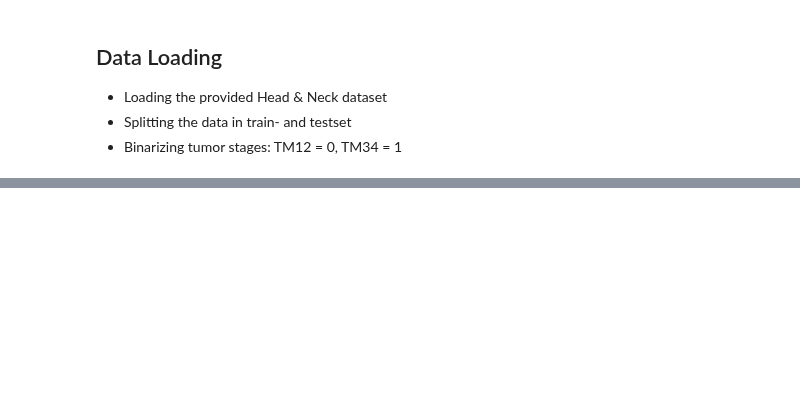
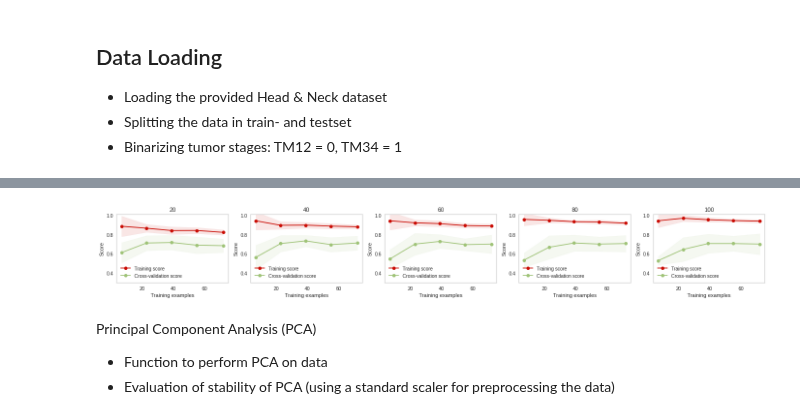
Before and after one commit to maritverboom/TM10007_PROJECT, a Jupyter notebook: assignment.ipynb, the cells around one changed output, grey strips where cells are left out. Saved outputs shown, nothing was run; the diff lists cells and outputs as text; code cells hidden in the pictures; blank space fills up the shorter version.

```diff
--- a/assignment.ipynb
+++ b/assignment.ipynb
@@ -981,19 +105,0 @@ def pca_opt(data_train, data_test):
-# %%
-# Eventuele hyperparameters die nog kunnen worden aangepast: methodes voor univariate feature selection (selectKBest, SelectPercentile, en nog meer),
-# measures om 'best' te bepalen chi2, f_classif, mutual_info_classif
-# aantal features dat je selecteert, getal voor percentile, getal voor k-best, etc.
-# Moeilijk om deze hyperparameters te tunen aangezien de performance pas wordt bepaald bij het toepassen van de classifier, zal waarschijnlijk ook verschillen per classifier.
-#
-# Bij het opnieuw splitten van de data in een train en test set zie je dat er een andere set aan features geselecteerd wordt, zijn overeenkomsten maar je ziet ook verschillen. Zeer waarschijnlijk leidt dit uiteindelijk tot een hogere variantie in performance bij het nemen van een nieuwe split mbv cross validatie checken.
-
-def uni(data_train, data_test, stage_train, percentile=20):
-    """
-    Function to perform univariate feature selection
-    """
-    # Apply SelectPercentile to train data to extract top best features according to train data
-    selector_uni = SelectPercentile(f_classif, percentile)
-    selector_uni.fit(data_train, stage_train)
-    data_train_uni = selector_uni.transform(data_train)
-    data_test_uni = selector_uni.transform(data_test)
-
-    return data_train_uni, data_test_uni
@@ -1987,0 +339,56 @@ The classifier used is: k-NN
+# %%
+# Function to apply univariate feature selection to data_train and data_test
+def uni(data_train, data_test, stage_train, percentile):
+    """
+    Function to perform univariate feature selection
+    input:
+    - data_train: train data that should be transformed by univariate feature selection, which will be trained on this train data
+    - data-test: test data that should be transformed by univariate feature selection
+    - percentile: the percentage of the best predicting features that should be used
+    output:
+    - data_train_uni: transformed train dataset by univariate feature selection trained on train data
+    - data_test_uni: transformed test dataset by univariate feature selection trained on train data
+    """
+    # Train univariate feature selection on train data
+    selector_uni = SelectPercentile(f_classif, percentile)
+    selector_uni.fit(data_train, stage_train)
+
+    # Transform data using univariate feature selection
+    data_train_uni = selector_uni.transform(data_train)
+    data_test_uni = selector_uni.transform(data_test)
+
+    # Return transformed data
+    return data_train_uni, data_test_uni
+
+# Apply univariate feature selection function to data_train and data_test in order to evaluate different feature selection methods and classifiers.
+data_train_uni, data_test_uni = uni(data_train, data_test, stage_train, 20)
+
+# Evaluation univariate feature selection as feature selection method on dataset
+selector_uni = SelectPercentile(f_classif, 20)
+selector_uni.fit(data_train, stage_train)
+dfscores = pd.DataFrame(selector_uni.scores_)
+dfcolumns = pd.DataFrame(data_train.columns)
+featureScores = pd.concat([dfcolumns,dfscores],axis=1)
+featureScores.columns = ['Specs','Score']
+print(featureScores.nlargest(int(0.2*len(featureScores)),'Score'))  #print 40 best features
+
+print('\nConclusion: running the univariate feature selection method for different train-test splits results in around the same top features selected, thus this method is stable and will be further processed and trained.')
+
+# Evaluating what percentage of features needs to be selected, using a learning curve
+perc = [20, 40, 60, 80, 100] # the evaluated percentages
+svm_scaler = svm.SVC() # evaluating is done using a svm classifier
+svm_scaler.fit(train_uni, stage_train)
+fig = plt.figure(figsize=(24,15))
+num = 0
+cvlc = model_selection.StratifiedShuffleSplit(n_splits=10, test_size=0.2, random_state=0)
+
+for per in perc:
+    data_train_uni, stage_train_uni  = uni(data_train, data_test, stage_train, per)
+    title = str(per)
+    ax = fig.add_subplot(5, 5, num + 1)
+    plot_learning_curve(svm_scaler, title, data_train_uni, stage_train, ax, ylim=(0.3, 1.01), cv=cvlc)
+    num += 1
+print(f'\nConclusion: the chosen percentage of best predicting features using univariate feature selection is 20%, since otherwise the model is more prone to overfitting according to the learning curve')
+
+print(f'\nLearning curve univariate feature selection and SVM classifier:')
+# %% [output]
@@ -1987,0 +412,5 @@ The classifier used is: k-NN
+[figure, added]
+# %% [markdown]
+Principal Component Analysis (PCA)
+- Function to perform PCA on data
+- Evaluation of stability of PCA (using a standard scaler for preprocessing the data)
```
Also changed, not shown: parts of 101 cells of this notebook.
